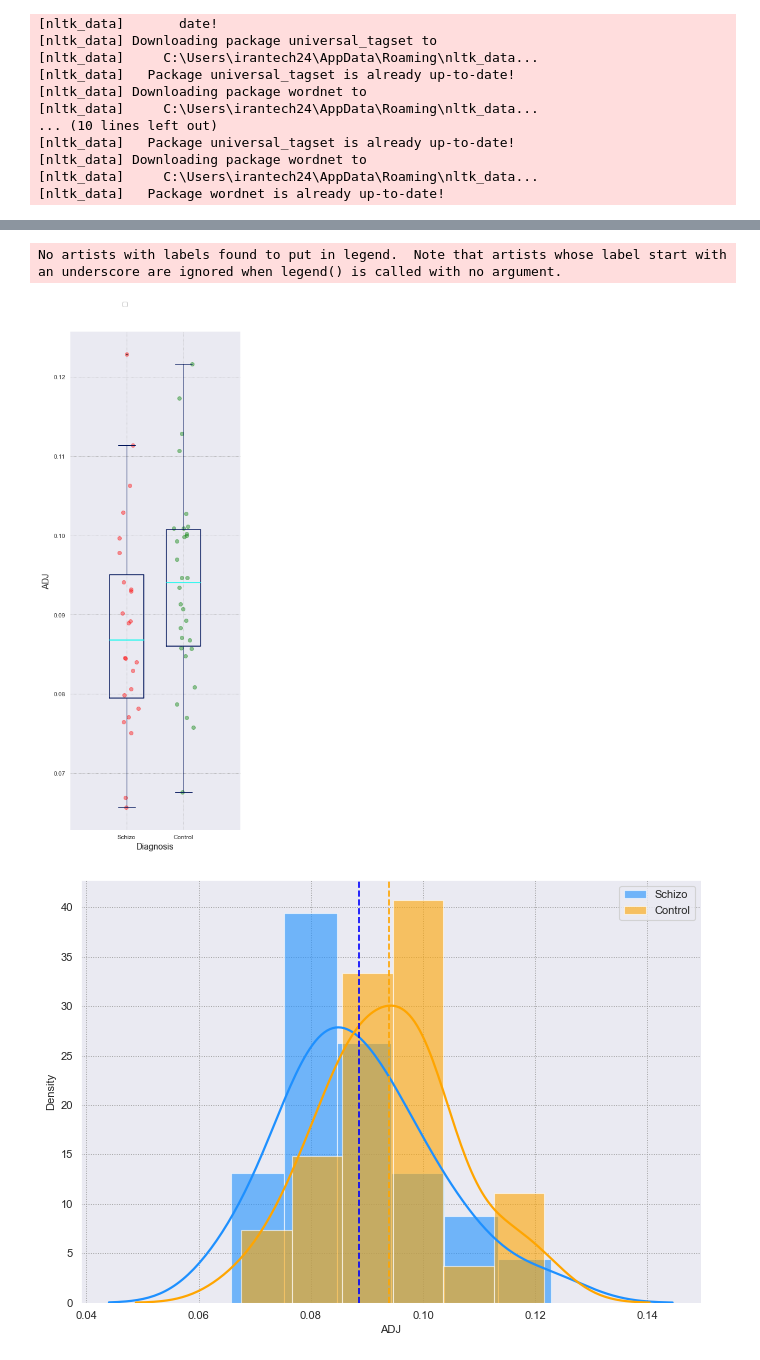
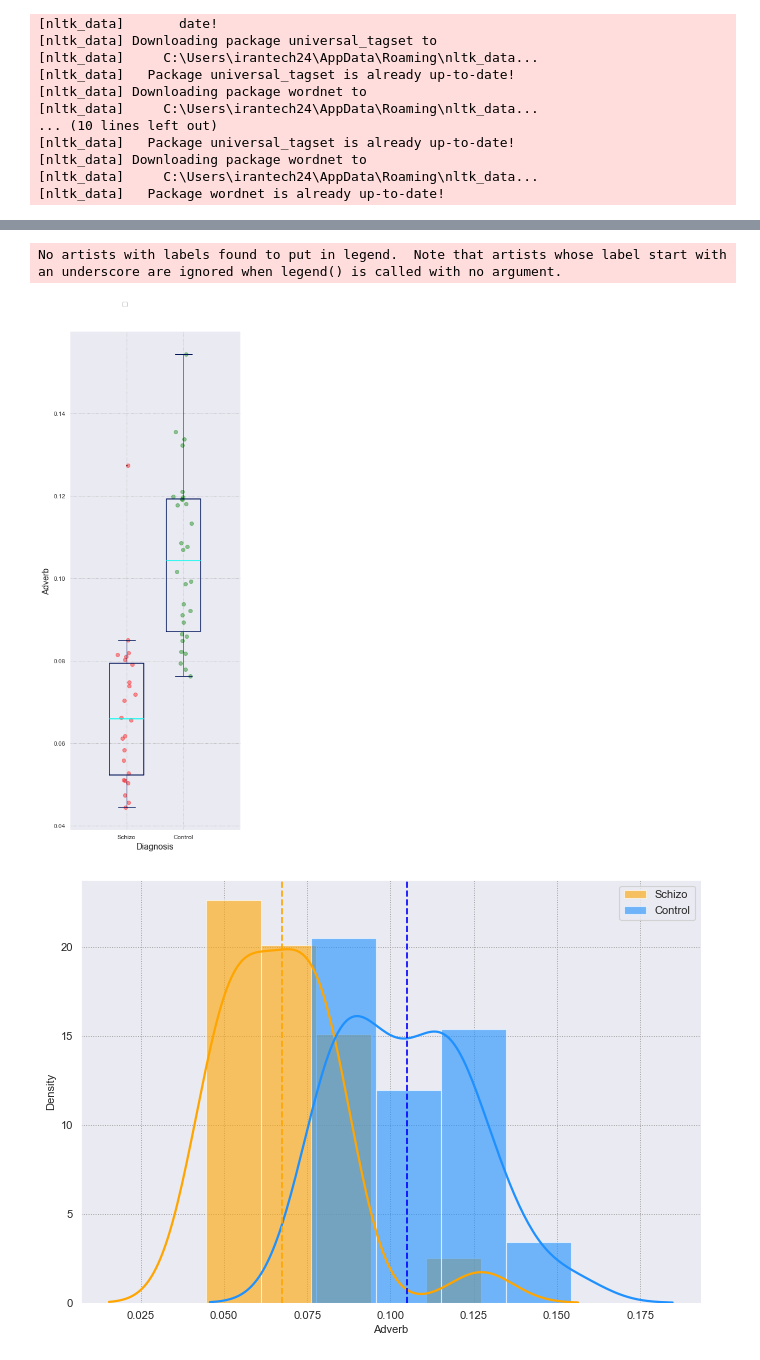
Before and after one commit to bebet75/speech_graph_farsi, a Jupyter notebook: test.ipynb, the cells around one changed output, grey strips where cells are left out. Cells and saved outputs as stored; diff of their text form; code cells hidden in the pictures.

```diff
--- a/test.ipynb
+++ b/test.ipynb
@@ -175,0 +177,13 @@ def plot_classification1(clf, X, y, list_of_features):
+# %%
+for feature_name in X_features:
+    print('*************************************************')
+    print(feature_name)
+    x1 = features_df[features_df['diagnosis'] == "Schizo"][feature_name]
+    x2 = features_df[features_df['diagnosis'] == "Control"][feature_name]
+    print('mean_Schz', np.mean(x1))
+    print('STD_Schz', np.std(x1))
+    print('mean_Cntrl',np.mean(x2))
+    print('STD_Cntrl',np.std(x2))
+    print('ttest_ind', stats.ttest_ind(a=x1, b=x2, equal_var=True))
+    print('kruskal', stats.kruskal(x1, x2))
+    print('ranksums', stats.ranksums(x1, x2))
@@ -190,6 +226,7 @@ plot_classification1(clf, X, Y, list_of_features)
 # %%
 clf = LogisticRegression(random_state=0)
-list_of_features = ['CON','PRO']
-plot_classification(clf, X, Y, list_of_features)
+list_of_features = ['CON','N']
+names = ['Conjunction', 'Noun']
+plot_classification1(clf, X, Y, list_of_features, names)
 # %% [output]
 <Figure size 432x288 with 0 Axes>
@@ -210,0 +234,18 @@ plot_classification(clf, X, Y, list_of_features)
+# %%
+def Dis_plot(features_df, feature_name, name):
+    # Distributution plot
+    sns.set_style("darkgrid", {"grid.color": ".6", "grid.linestyle": ":"})
+
+    # Import data
+    x1 = features_df[features_df['diagnosis'] == "Schizo"][feature_name]
+    x2 = features_df[features_df['diagnosis'] == "Control"][feature_name]
+    kwargs = dict(hist_kws={'alpha': .6}, kde_kws={'linewidth': 2})
+
+    plt.figure(figsize=(10, 7), dpi=80)
+    sns.distplot(x1, color="orange", label="Schizo", **kwargs)
+    sns.distplot(x2, color="dodgerblue", label="Control", **kwargs)
+    # plt.xlim(50,75)
+    plt.axvline(x=x1.mean(), color='orange', ls='--')
+    plt.axvline(x=x2.mean(), color='blue', ls='--')
+    plt.xlabel(name)
+    plt.legend()
@@ -229,9 +348,11 @@ No artists with labels found to put in legend.  Note that artists whose label st
 # %%
-feature_name = 'ADJ'
-Bar_plot(features_df, feature_name)
-Dis_plot(features_df, feature_name)
+#'CON'***,'V_PR','PRO','ADV'***,'N'***,V_PA
+feature_name = 'ADV'
+name = 'Adverb'
+Bar_plot(features_df, feature_name, name)
+Dis_plot(features_df, feature_name, name)
 #Stats(features_df, feature_name)
 # %% [output]
 No artists with labels found to put in legend.  Note that artists whose label start with an underscore are ignored when legend() is called with no argument.
-[figure, old version]
+[figure, new version]
-[figure, old version]
+[figure, new version]
```
Also changed, not shown: parts of 17 cells of this notebook, 4 other files.
